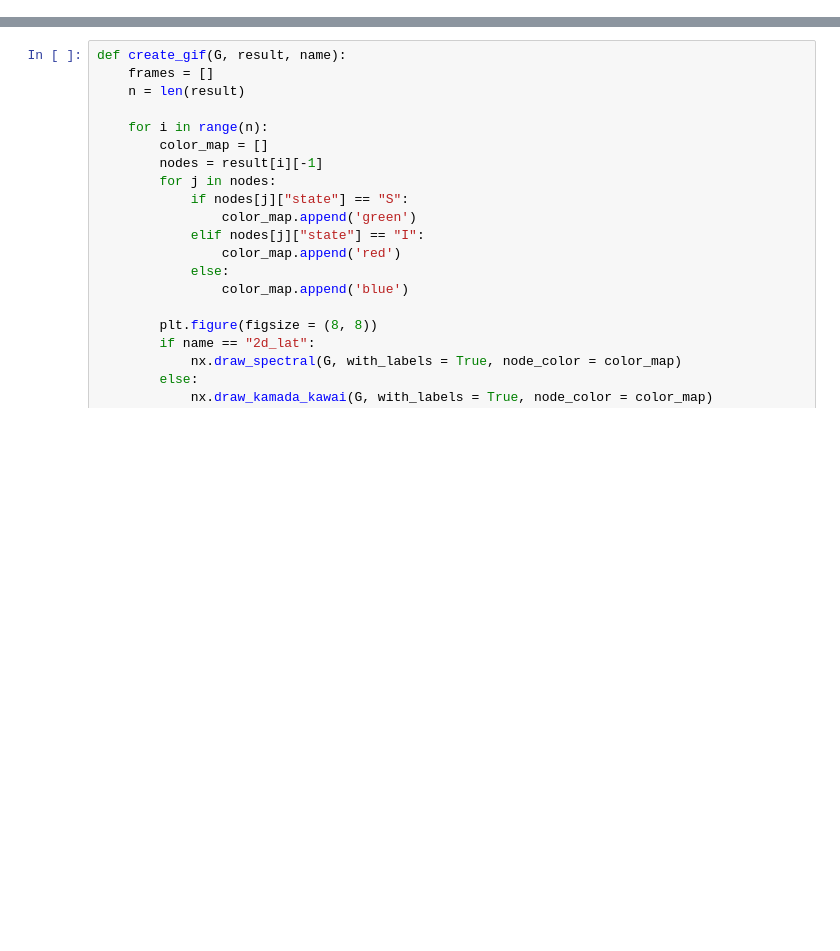
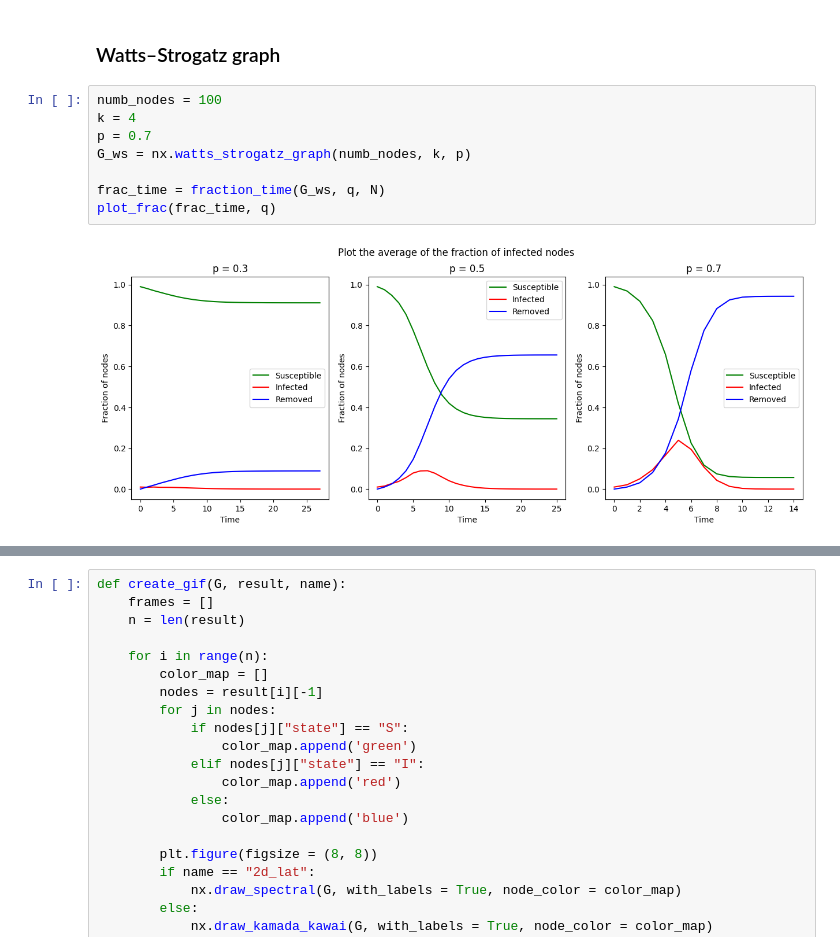
Before and after one commit to KohutMaria/Diffusion-processes, a Jupyter notebook: DPOCN_5.ipynb, the cells around one changed output, grey strips where cells are left out. Saved outputs shown, nothing was run; the diff lists cells and outputs as text; blank space fills up the shorter version.

```diff
--- a/DPOCN_5.ipynb
+++ b/DPOCN_5.ipynb
@@ -54,0 +226,12 @@ def sir_netw(G, p, origin = None):
+# %% [markdown]
+### Watts–Strogatz graph
+# %%
+numb_nodes = 100
+k = 4
+p = 0.7
+G_ws = nx.watts_strogatz_graph(numb_nodes, k, p)
+
+frac_time = fraction_time(G_ws, q, N)
+plot_frac(frac_time, q)
+# %% [output]
+[figure, added]
```
Also changed, not shown: parts of 101 cells of this notebook.
